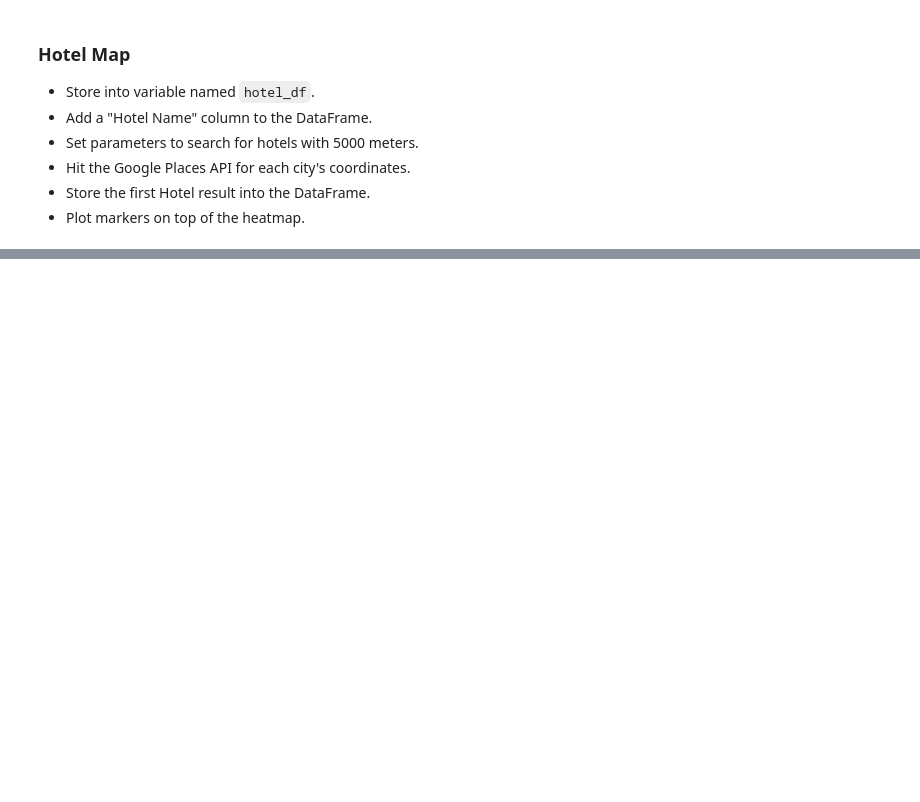
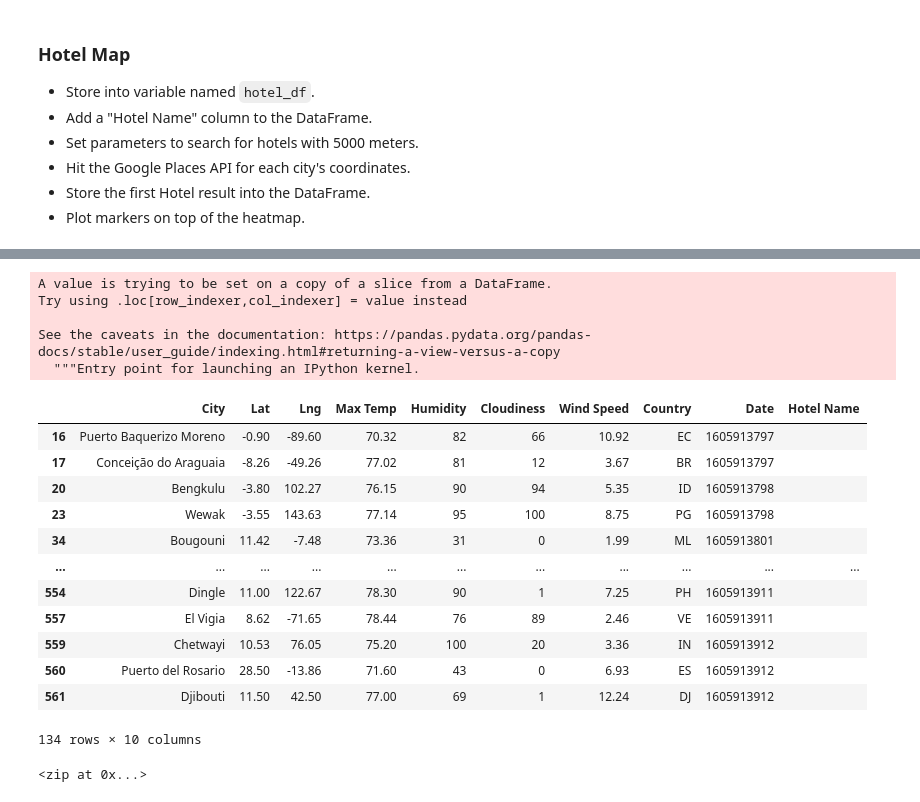
Before and after one commit to jacance/python-api-challenge, a Jupyter notebook: VacationPy/VacationPy.ipynb, the cells around one changed output, grey strips where cells are left out. Drawn from its saved outputs; the diff is of its cells as text; code cells hidden in the pictures; blank space fills up the shorter version.

Commit message:
weatherpy and vacationpy complete

```diff
--- a/VacationPy/VacationPy.ipynb
+++ b/VacationPy/VacationPy.ipynb
@@ -118,0 +106,36 @@ nice_weather
+# %%
+nice_weather["Hotel Name"] = ""
+hotel_df = nice_weather
+hotel_df
+# %% [output]
+A value is trying to be set on a copy of a slice from a DataFrame.
+Try using .loc[row_indexer,col_indexer] = value instead
+
+See the caveats in the documentation: https://pandas.pydata.org/pandas-docs/stable/user_guide/indexing.html#returning-a-view-versus-a-copy
+  """Entry point for launching an IPython kernel.
+|  | City | Lat | Lng | Max Temp | Humidity | Cloudiness | Wind Speed | Country | Date | Hotel Name |
+| 16 | Puerto Baquerizo Moreno | -0.90 | -89.60 | 70.32 | 82 | 66 | 10.92 | EC | 1605913797 |  |
+| 17 | Conceição do Araguaia | -8.26 | -49.26 | 77.02 | 81 | 12 | 3.67 | BR | 1605913797 |  |
+| 20 | Bengkulu | -3.80 | 102.27 | 76.15 | 90 | 94 | 5.35 | ID | 1605913798 |  |
+| 23 | Wewak | -3.55 | 143.63 | 77.14 | 95 | 100 | 8.75 | PG | 1605913798 |  |
+| 34 | Bougouni | 11.42 | -7.48 | 73.36 | 31 | 0 | 1.99 | ML | 1605913801 |  |
+| ... | ... | ... | ... | ... | ... | ... | ... | ... | ... | ... |
+| 554 | Dingle | 11.00 | 122.67 | 78.30 | 90 | 1 | 7.25 | PH | 1605913911 |  |
+| 557 | El Vigia | 8.62 | -71.65 | 78.44 | 76 | 89 | 2.46 | VE | 1605913911 |  |
+| 559 | Chetwayi | 10.53 | 76.05 | 75.20 | 100 | 20 | 3.36 | IN | 1605913912 |  |
+| 560 | Puerto del Rosario | 28.50 | -13.86 | 71.60 | 43 | 0 | 6.93 | ES | 1605913912 |  |
+| 561 | Djibouti | 11.50 | 42.50 | 77.00 | 69 | 1 | 12.24 | DJ | 1605913912 |  |
+134 rows × 10 columns
+# %%
+# Lat Lng stored in own dataframe with reset index
+# Slicing df to 5 frames for test
+lat_lng = hotel_df.loc[0:5,["Lat", "Lng"]]
+# lat_lng = lat_lng.reset_index(drop=True)
+
+# Lat Lng as a zipper
+city_lat = nice_weather["Lat"]
+city_lng = nice_weather["Lng"]
+lat_lng_zip = zip(city_lat, city_lng)
+lat_lng_zip
+# %% [output]
+<zip at 0x...>
```
Also changed, not shown: parts of 12 cells of this notebook, 4 other files.
